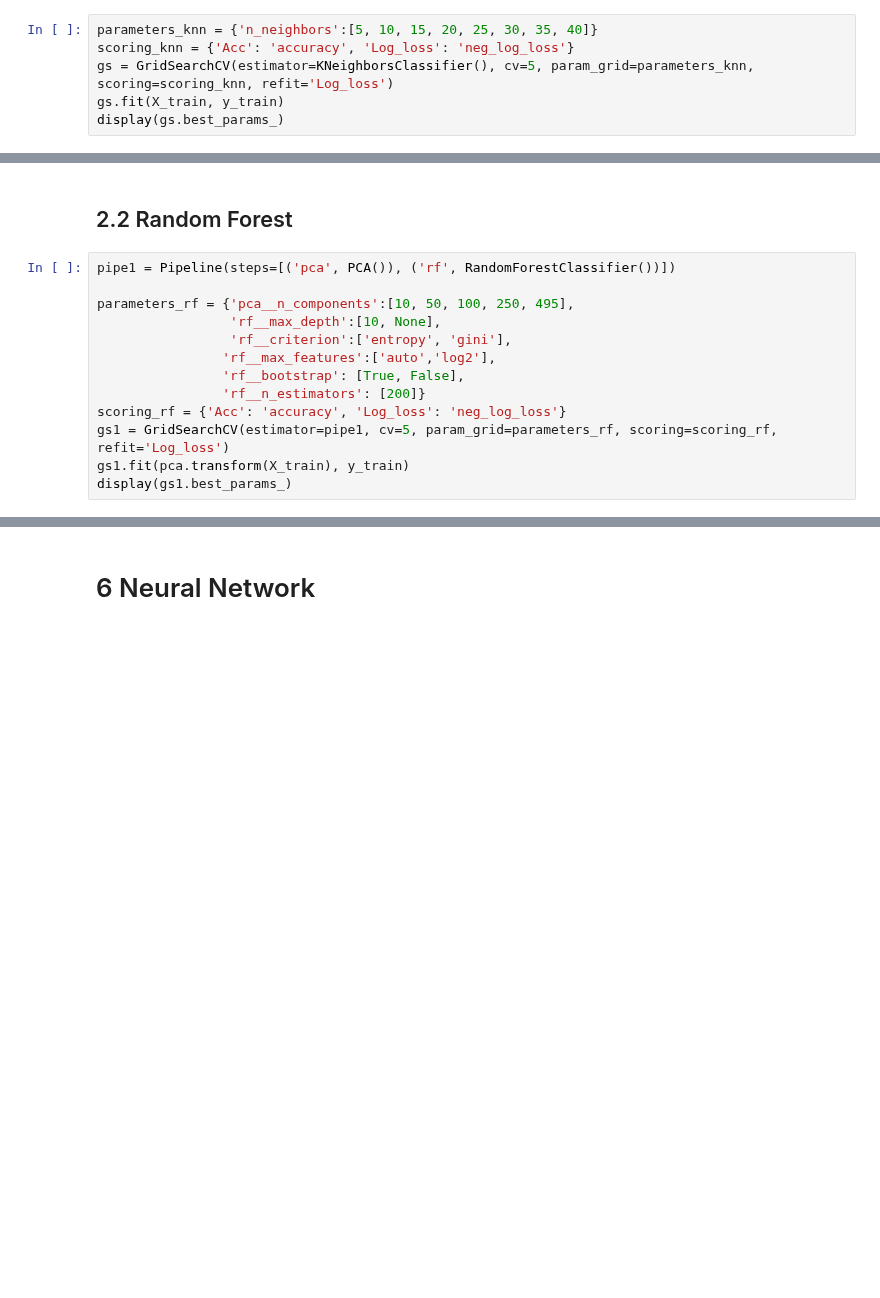
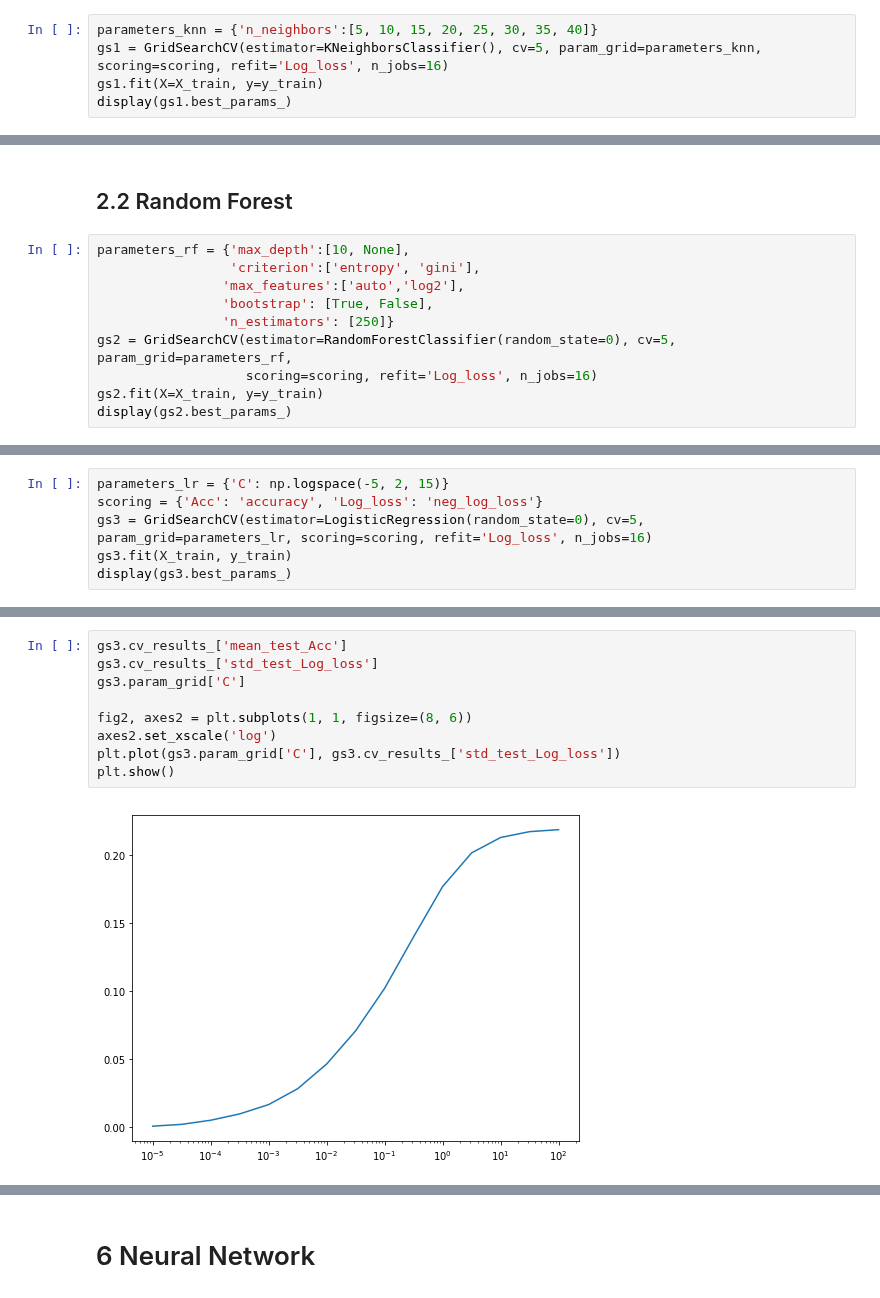
Before and after one commit to zhanshenlc/IAML2018, a Jupyter notebook: Assignments/03_B_MiniChallenge.ipynb, the cells around one changed output, grey strips where cells are left out. Drawn from its saved outputs; the diff is of its cells as text; blank space fills up the shorter version.

```diff
--- a/Assignments/03_B_MiniChallenge.ipynb
+++ b/Assignments/03_B_MiniChallenge.ipynb
@@ -354,9 +402,8 @@ array([0.11109679, 0.18929581, 0.25579371, 0.30483584, 0.33589041,
 # %%
 parameters_knn = {'n_neighbors':[5, 10, 15, 20, 25, 30, 35, 40]}
-scoring_knn = {'Acc': 'accuracy', 'Log_loss': 'neg_log_loss'}
-gs = GridSearchCV(estimator=KNeighborsClassifier(), cv=5, param_grid=parameters_knn, scoring=scoring_knn, refit='Log_loss')
-gs.fit(X_train, y_train)
-display(gs.best_params_)
+gs1 = GridSearchCV(estimator=KNeighborsClassifier(), cv=5, param_grid=parameters_knn, scoring=scoring, refit='Log_loss', n_jobs=16)
+gs1.fit(X=X_train, y=y_train)
+display(gs1.best_params_)
 # %% [output]
 {'n_neighbors': 30}
 # %%
@@ -402,16 +417,13 @@ dict_keys(['mean_fit_time', 'std_fit_time', 'mean_score_time', 'std_score_time',
 # %% [markdown]
 ## 2.2 Random Forest
 # %%
-pipe1 = Pipeline(steps=[('pca', PCA()), ('rf', RandomForestClassifier())])
-
-parameters_rf = {'pca__n_components':[10, 50, 100, 250, 495],
-                 'rf__max_depth':[10, None],
-                 'rf__criterion':['entropy', 'gini'],
-                'rf__max_features':['auto','log2'],
-                'rf__bootstrap': [True, False],
-                'rf__n_estimators': [200]}
-scoring_rf = {'Acc': 'accuracy', 'Log_loss': 'neg_log_loss'}
-gs1 = GridSearchCV(estimator=pipe1, cv=5, param_grid=parameters_rf, scoring=scoring_rf, refit='Log_loss')
-gs1.fit(pca.transform(X_train), y_train)
-display(gs1.best_params_)
+parameters_rf = {'max_depth':[10, None],
+                 'criterion':['entropy', 'gini'],
+                'max_features':['auto','log2'],
+                'bootstrap': [True, False],
+                'n_estimators': [250]}
+gs2 = GridSearchCV(estimator=RandomForestClassifier(random_state=0), cv=5, param_grid=parameters_rf,
+                   scoring=scoring, refit='Log_loss', n_jobs=16)
+gs2.fit(X=X_train, y=y_train)
+display(gs2.best_params_)
 # %% [output]
@@ -427,0 +446,6 @@ Log loss:       0.5677850830380571
+# %%
+parameters_lr = {'C': np.logspace(-5, 2, 15)}
+scoring = {'Acc': 'accuracy', 'Log_loss': 'neg_log_loss'}
+gs3 = GridSearchCV(estimator=LogisticRegression(random_state=0), cv=5, param_grid=parameters_lr, scoring=scoring, refit='Log_loss', n_jobs=16)
+gs3.fit(X_train, y_train)
+display(gs3.best_params_)
@@ -428 +461,12 @@ Log loss:       0.5677850830380571
+# %%
+gs3.cv_results_['mean_test_Acc']
+gs3.cv_results_['std_test_Log_loss']
+gs3.param_grid['C']
+
+fig2, axes2 = plt.subplots(1, 1, figsize=(8, 6))
+axes2.set_xscale('log')
+plt.plot(gs3.param_grid['C'], gs3.cv_results_['std_test_Log_loss'])
+plt.show()
+# %% [output]
+[figure, added]
 # %%
```
Also changed, not shown: parts of 37 cells of this notebook.
